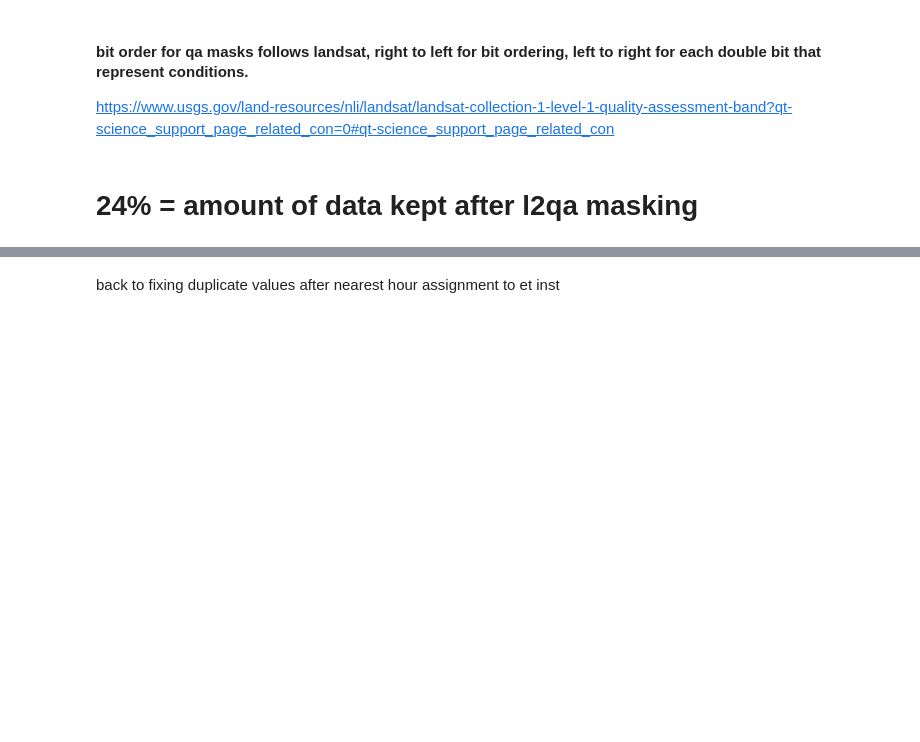
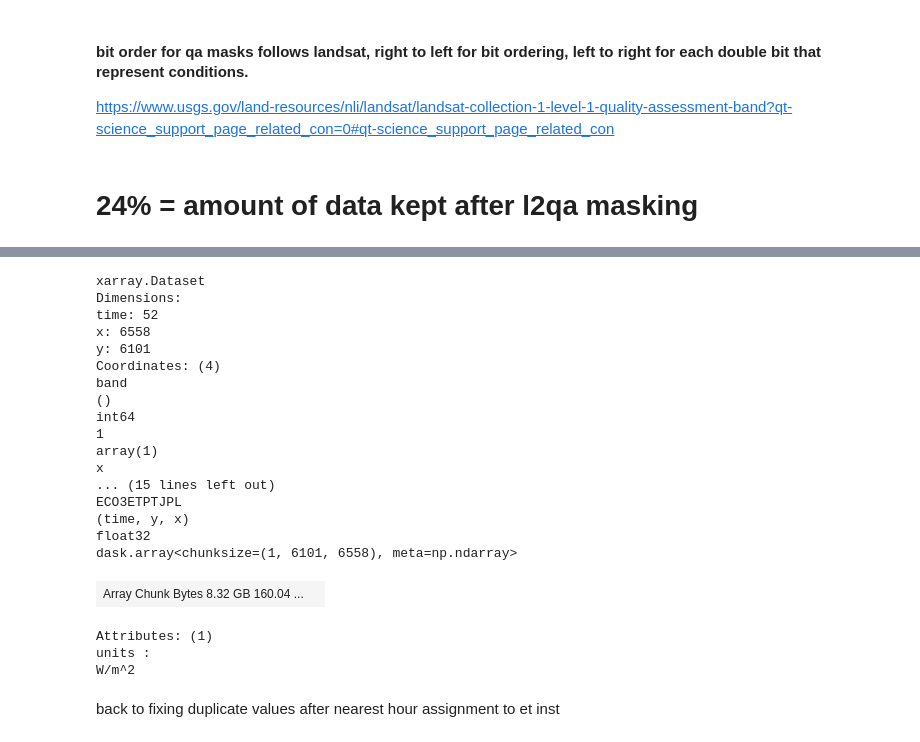
Before and after one commit to ecohydro/rhone-ecostress, a Jupyter notebook: notebooks/ECOSTRESS_Stacking.ipynb, the cells around one changed output, grey strips where cells are left out. Drawn from its saved outputs; the diff is of its cells as text; code cells hidden in the pictures; blank space fills up the shorter version.

```diff
--- a/notebooks/ECOSTRESS_Stacking.ipynb
+++ b/notebooks/ECOSTRESS_Stacking.ipynb
@@ -75,7 +62,7 @@ whole_tif_l2qa_paths, csv_l2qa_paths, xml_l2qa_paths = eio.separate_by_pattern(l
 tempdir_l2cloud = root_path/"tmp-l2cloud"
 whole_tif_l2cloud_paths, csv_l2cloud_paths, xml_l2cloud_paths = eio.separate_by_pattern(l2_path, "*SDS_CloudMask*.tif")
 # %%
-x = eio.read_ecostress_scene(whole_tif_etinst_paths[0])
+x = eio.read_ecostress_scene(whole_tif_etinst_uncertainty_paths[0])
 resolution = x.rio.resolution()
 x.close()
 aoi_grid = es.rasterize_buffer_river_df(france_rivers_df, resolution, buffer=5000)
@@ -104,7 +91,7 @@ etinst_uncertainty_tseries, etinst_da_list = es.read_and_concat(etinst_uncertain
 etinst_tseries = xa.concat(etinst_da_list, dim="date").sortby('date')
 # %%
-etinst_tseries = etinst_tseries.persist()
-etinst_uncertainty_tseries = etinst_uncertainty_tseries.persist()
-l2cloud_tseries = l2cloud_tseries.persist()
-l2qa_tseries = l2qa_tseries.persist()
-l3qa_tseries = l3qa_tseries.persist()
+# etinst_tseries = etinst_tseries.persist()
+# etinst_uncertainty_tseries = etinst_uncertainty_tseries.persist()
+# l2cloud_tseries = l2cloud_tseries.persist()
+# l2qa_tseries = l2qa_tseries.persist()
+# l3qa_tseries = l3qa_tseries.persist()
@@ -217,8 +262,0 @@ Attributes: (0)
-# %%
-et_tseries_ds['time'] = et_tseries_ds['time'].values.astype('datetime64[D]')
-
-duplicated_mask = pd.to_datetime(np.array(et_tseries_ds['time'])).duplicated(keep=False)
-
-duplicate_dates = np.unique(et_tseries_ds.isel(time=duplicated_mask)['time'])
-
-duplicated_da = et_tseries_ds.isel(time=duplicated_mask).sel()
@@ -246,0 +263,2 @@ et_concat_ds = xa.concat([et_tseries_ds_no_dups, mean_duplicate_dataset], dim="t
+# %%
+et_concat_ds = es.merge_duplicates(et_tseries_ds, etinst_tseries)
@@ -247,3 +285,27 @@ et_concat_ds = xa.concat([et_tseries_ds_no_dups, mean_duplicate_dataset], dim="t
+# %%
+et_concat_ds
+# %% [output]
+xarray.Dataset
+Dimensions:
+time: 52
+x: 6558
+y: 6101
+Coordinates: (4)
+band
+()
+int64
+1
+array(1)
+x
+... (15 lines left out)
+ECO3ETPTJPL
+(time, y, x)
+float32
+dask.array<chunksize=(1, 6101, 6558), meta=np.ndarray>
+| Array Chunk Bytes 8.32 GB 160.04 ... |  |
+Attributes: (1)
+units :
+W/m^2
 # %% [markdown]
 back to fixing duplicate values after nearest hour assignment to et inst
 # %%
```
Also changed, not shown: parts of 21 cells of this notebook, 2 other files.
